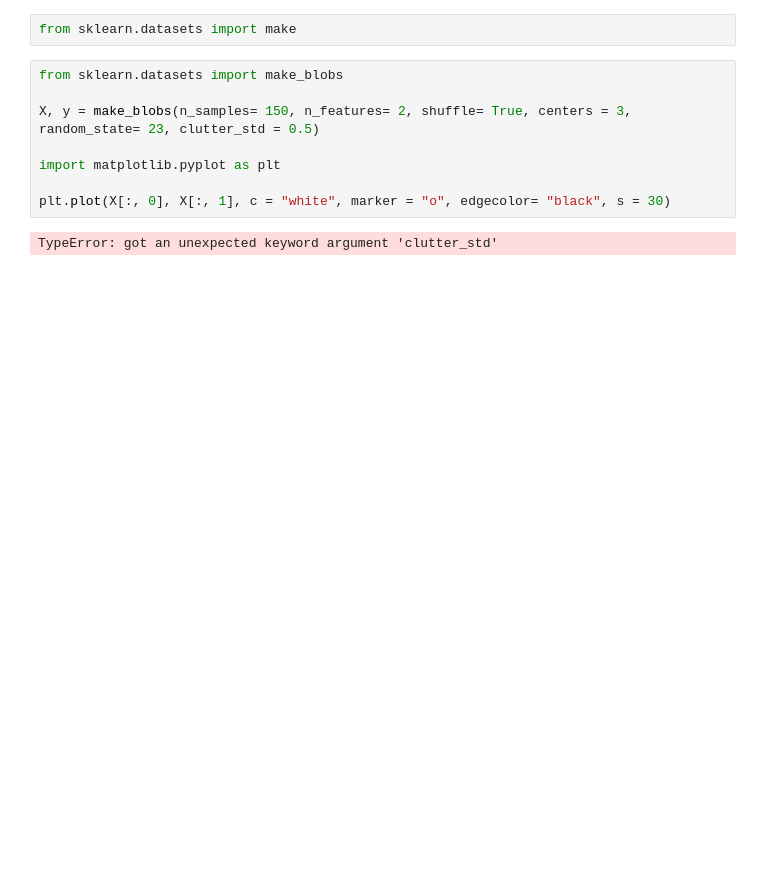
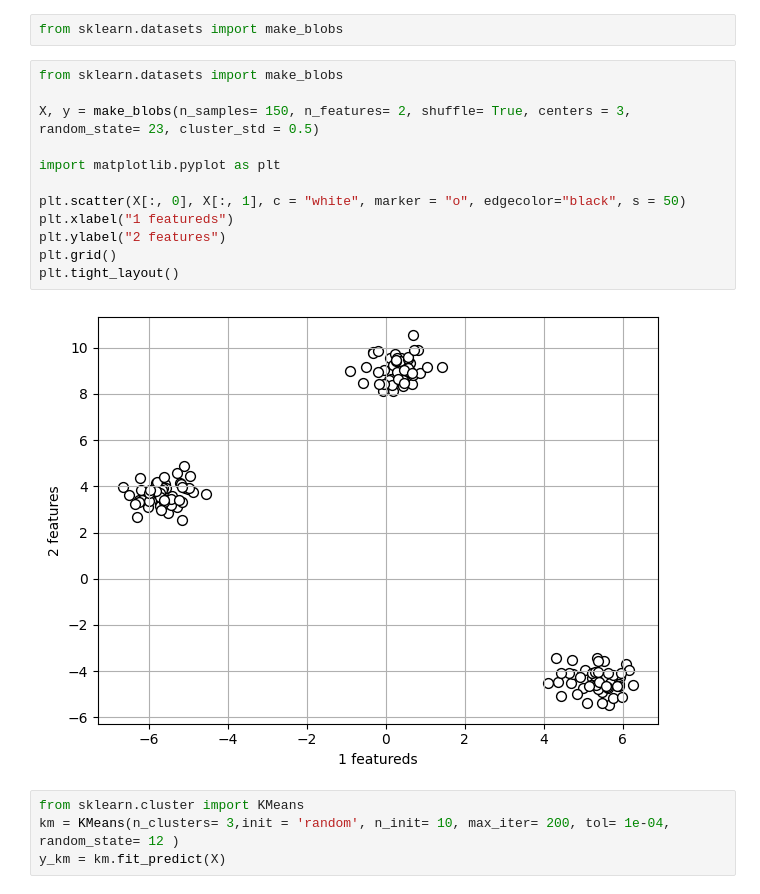
Before and after one commit to Wizard-hash2/group_clustering_unsupervised_analysis, a Jupyter notebook: working_file1.ipynb, the cells around one changed output. Saved outputs shown, nothing was run; the diff lists cells and outputs as text; blank space fills up the shorter version.

```diff
--- a/working_file1.ipynb
+++ b/working_file1.ipynb
@@ -1,12 +1,20 @@
 # %%
-from sklearn.datasets import make
+from sklearn.datasets import make_blobs
 # %%
 from sklearn.datasets import make_blobs
 
-X, y = make_blobs(n_samples= 150, n_features= 2, shuffle= True, centers = 3, random_state= 23, clutter_std = 0.5)
+X, y = make_blobs(n_samples= 150, n_features= 2, shuffle= True, centers = 3, random_state= 23, cluster_std = 0.5)
 
 import matplotlib.pyplot as plt
 
-plt.plot(X[:, 0], X[:, 1], c = "white", marker = "o", edgecolor= "black", s = 30)
+plt.scatter(X[:, 0], X[:, 1], c = "white", marker = "o", edgecolor="black", s = 50)
+plt.xlabel("1 featureds")
+plt.ylabel("2 features")
+plt.grid()
+plt.tight_layout()
 # %% [output]
-TypeError: got an unexpected keyword argument 'clutter_std'
+[figure, added]
+# %%
+from sklearn.cluster import KMeans
+km = KMeans(n_clusters= 3,init = 'random', n_init= 10, max_iter= 200, tol= 1e-04, random_state= 12 )
+y_km = km.fit_predict(X)
```
Also changed, not shown: parts of 1 cell of this notebook, 4 other files.
